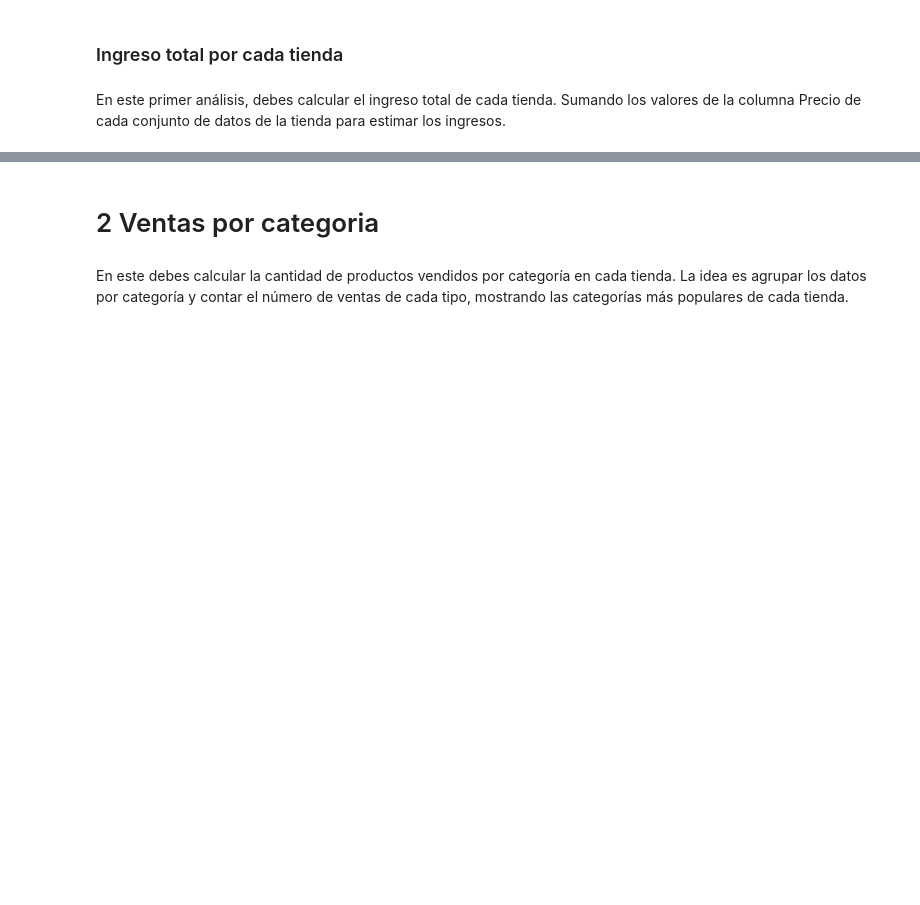
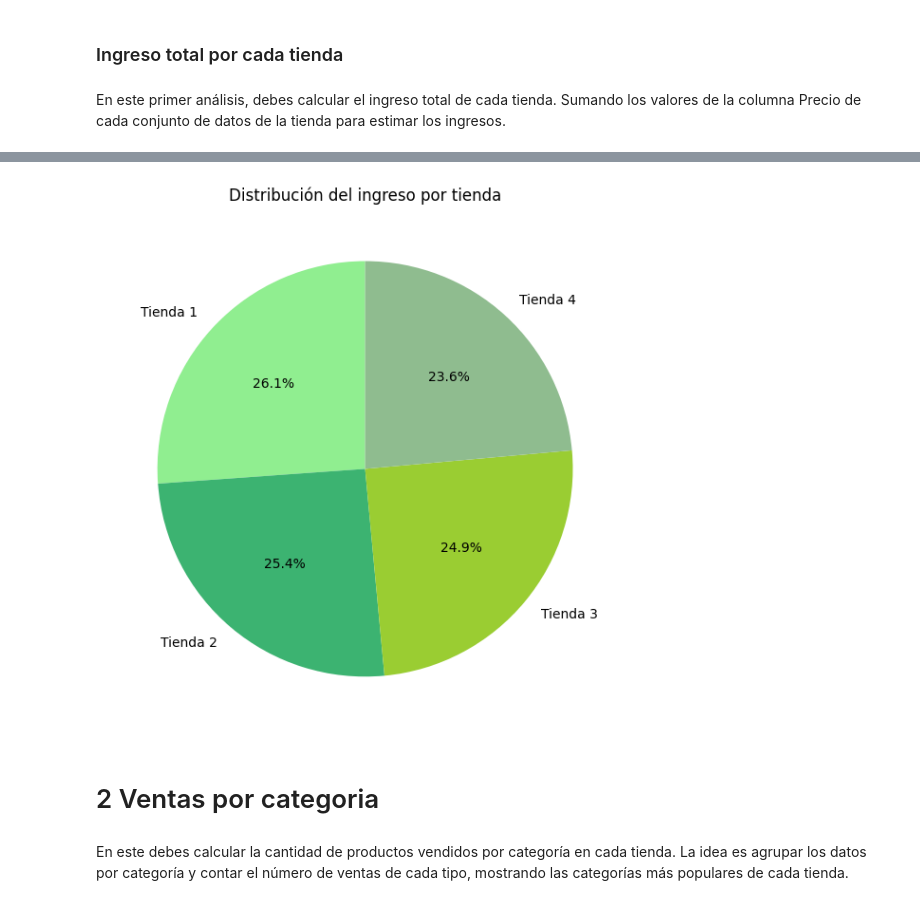
Before and after one commit to rocioivonneperezgonzalez-ship-it/Practicando-Python-para-Data-Science-Challenge-Alura-Store, a Jupyter notebook: Python_para_Data_Science_Challenge_Alura_Store.ipynb, the cells around one changed output, grey strips where cells are left out. Drawn from its saved outputs; the diff is of its cells as text; code cells hidden in the pictures; blank space fills up the shorter version.

```diff
--- a/Python_para_Data_Science_Challenge_Alura_Store.ipynb
+++ b/Python_para_Data_Science_Challenge_Alura_Store.ipynb
@@ -196,3 +227,22 @@ df_ingresos
+# %%
+# Gráfico 2: Gráfico de pastel en color verde (diferentes tonos)
+def plot_pie(df, labels_col, values_col, title=''):
+    plt.figure(figsize=(6, 6))
+    plt.pie(
+        df[values_col],
+        labels=df[labels_col],
+        autopct='%1.1f%%',
+        startangle=90,
+        colors=['lightgreen', 'mediumseagreen', 'yellowgreen', 'darkseagreen']
+    )
+    plt.title(title)
+    plt.tight_layout()
+    plt.show()
+
+plot_pie(df_ingresos, 'Tienda', 'Ingreso Total',
+               title='Distribución del ingreso por tienda')
+# %% [output]
+[figure, added]
 # %% [markdown]
 # 2 Ventas por categoria
 # %% [markdown]
```
Also changed, not shown: parts of 7 cells of this notebook.
